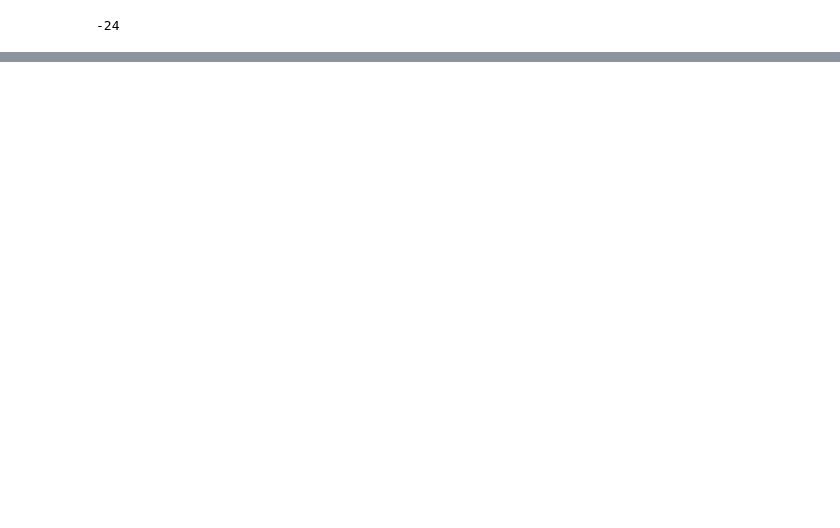
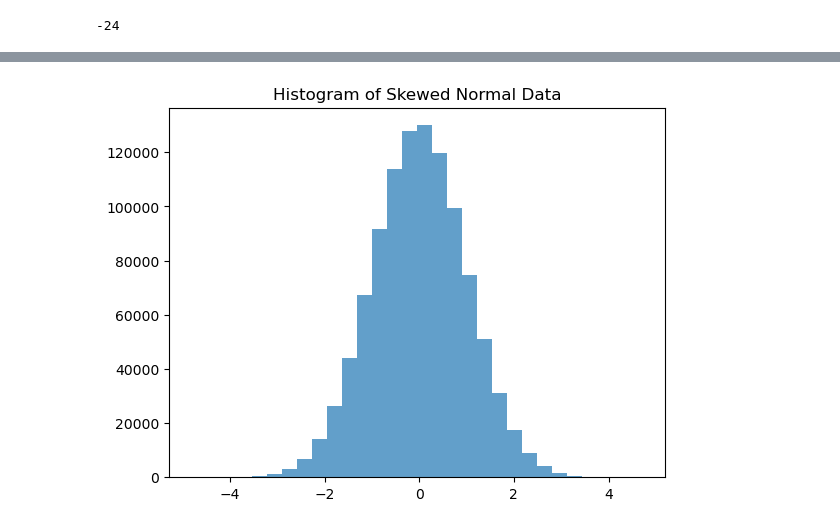
Before and after one commit to zhixe/intelligent-meter-test, a Jupyter notebook: ML/EDA.ipynb, the cells around one changed output, grey strips where cells are left out. Drawn from its saved outputs; the diff is of its cells as text; code cells hidden in the pictures; blank space fills up the shorter version.

```diff
--- a/ML/EDA.ipynb
+++ b/ML/EDA.ipynb
@@ -6799,0 +6812,3 @@ meter_data.head()
+# %%
+gen = DataGenerator()
+frequencies = [0.3, 0.4, 0.15, 0.1, 0.05]  # Relative frequencies, must be adjusted to actual counts or proportions
@@ -6799,0 +6826,7 @@ meter_data.head()
+# %%
+mileage1 = gen.normal(N=int(len(meter_data)*frequencies[1]),skew = 0)
+plt.hist(mileage1, bins=30, alpha=0.7)
+plt.title('Histogram of Skewed Normal Data')
+plt.show()
+# %% [output]
+[figure, added]
```
Also changed, not shown: parts of 15 cells of this notebook, 1 other file.
